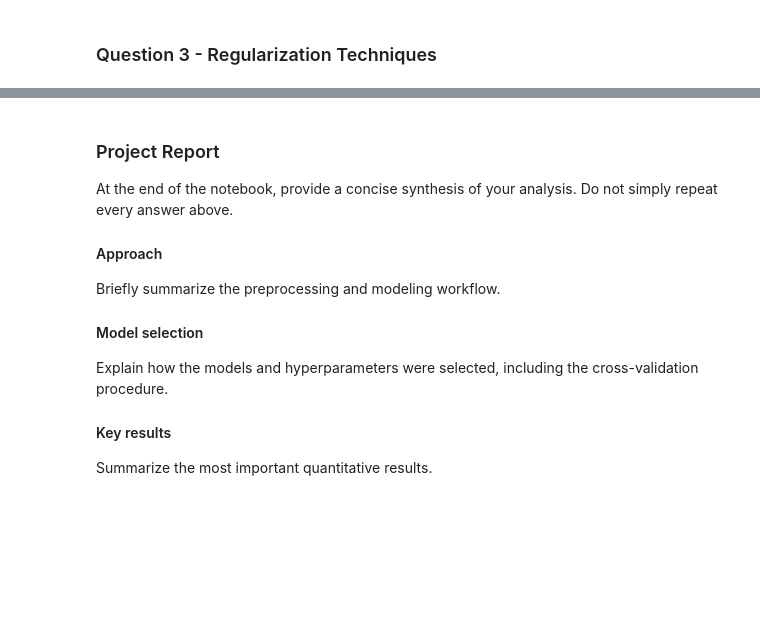
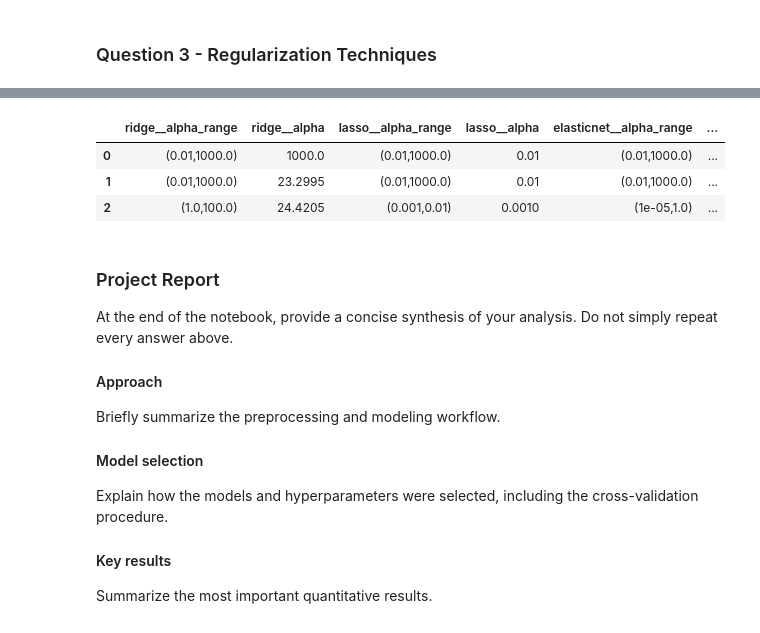
Before and after one commit to clorc/mlfi_projects_hs26, a Jupyter notebook: proj_1_linear_regression/Project1.ipynb, the cells around one changed output, grey strips where cells are left out. Saved outputs shown, nothing was run; the diff lists cells and outputs as text; code cells hidden in the pictures; blank space fills up the shorter version.

```diff
--- a/proj_1_linear_regression/Project1.ipynb
+++ b/proj_1_linear_regression/Project1.ipynb
@@ -786,0 +926,7 @@ from sklearn.model_selection import GridSearchCV, KFold
+# %%
+hyperparam_history_df
+# %% [output]
+|  | ridge__alpha_range | ridge__alpha | lasso__alpha_range | lasso__alpha | elasticnet__alpha_range | ... |
+| 0 | (0.01,1000.0) | 1000.0 | (0.01,1000.0) | 0.01 | (0.01,1000.0) | ... |
+| 1 | (0.01,1000.0) | 23.2995 | (0.01,1000.0) | 0.01 | (0.01,1000.0) | ... |
+| 2 | (1.0,100.0) | 24.4205 | (0.001,0.01) | 0.0010 | (1e-05,1.0) | ... |
```
Also changed, not shown: parts of 5 cells of this notebook, 1 other file.
